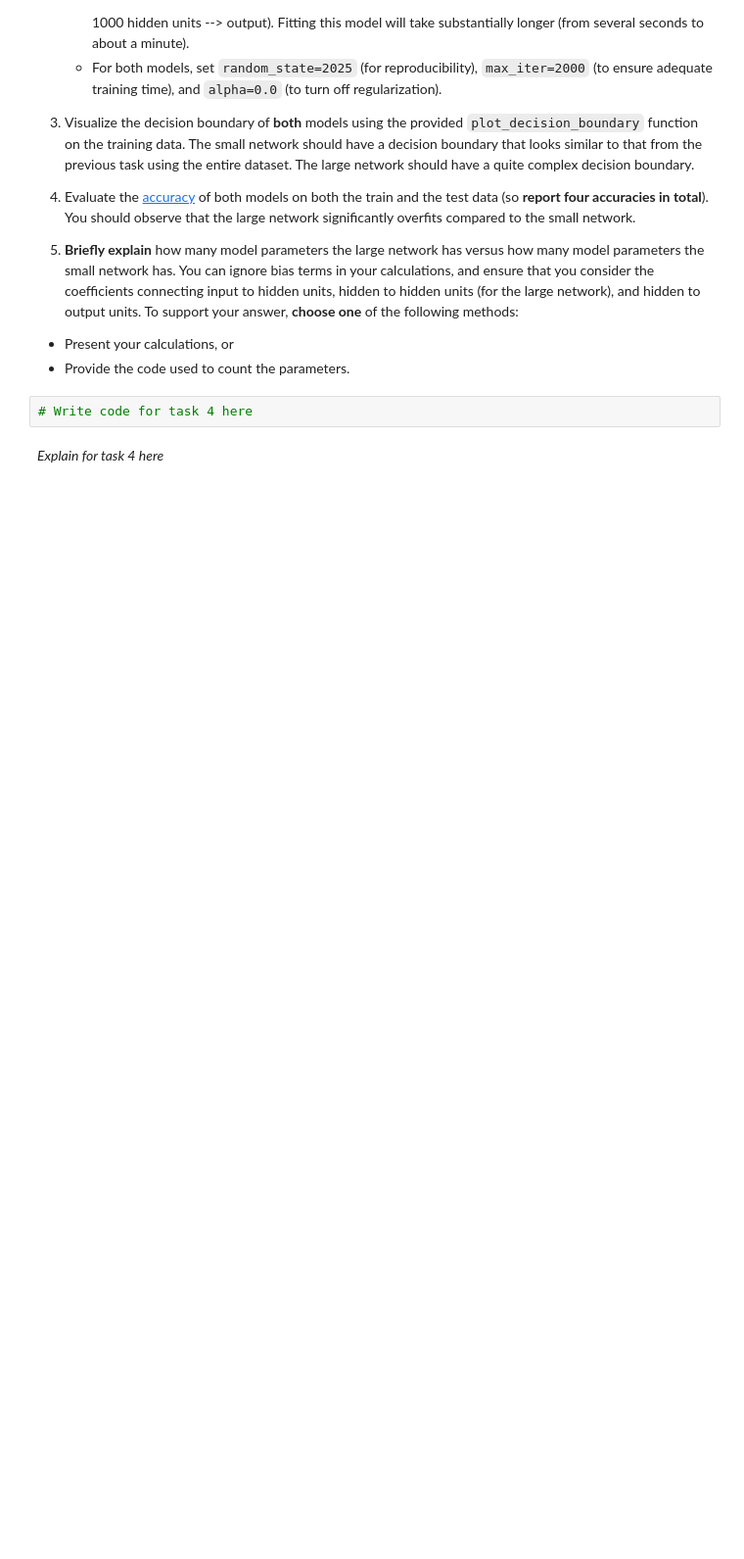
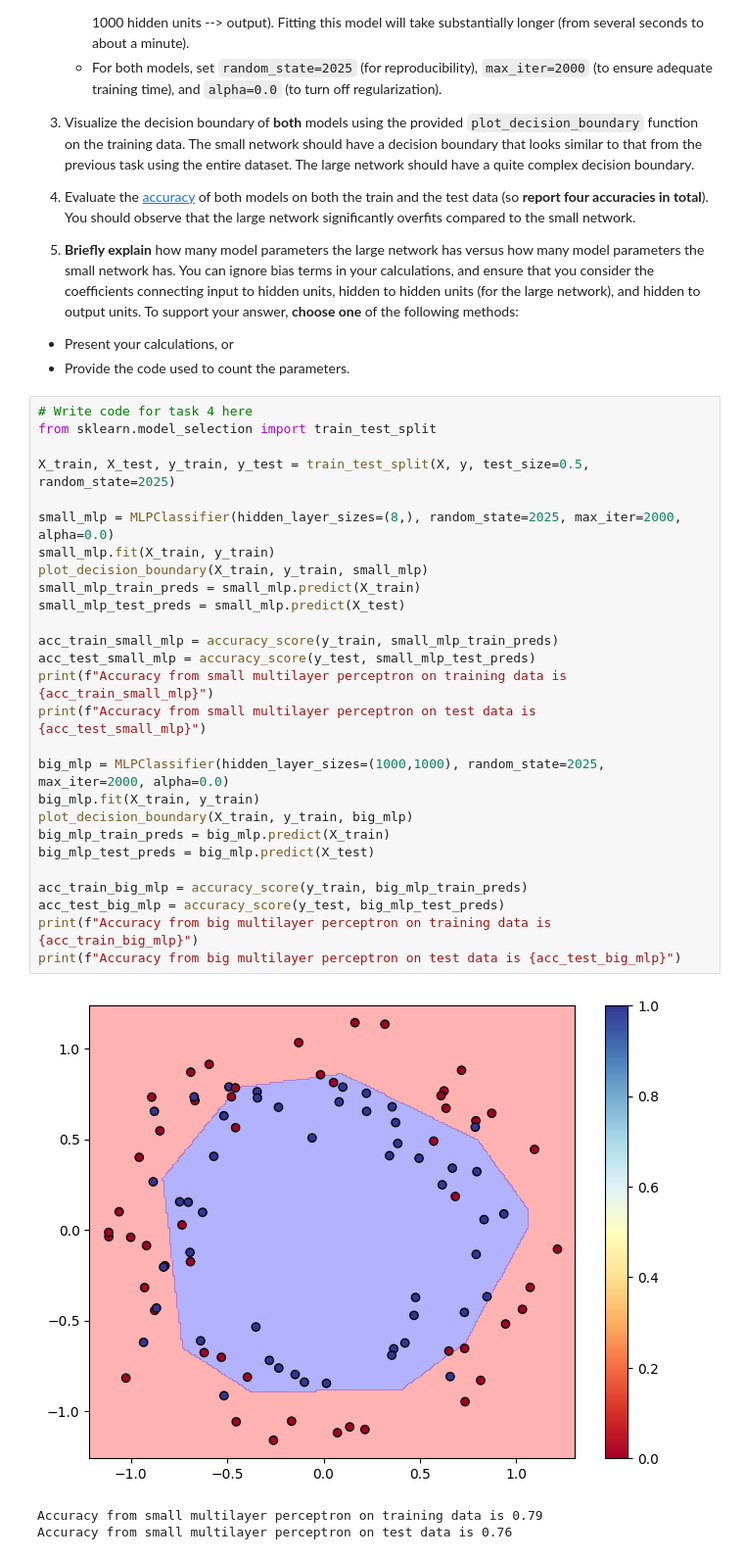
Before and after one commit to marcusmcfadden/CS372_HW, a Jupyter notebook: hw3/1-Representation.ipynb, the cells around one changed output. Shown at 98% size. Drawn from its saved outputs; the diff is of its cells as text; blank space fills up the shorter version.

```diff
--- a/hw3/1-Representation.ipynb
+++ b/hw3/1-Representation.ipynb
@@ -154,7 +216,34 @@ Neural networks can be very powerful, but this power comes with a risk: large ne
 To support your answer, **choose one** of the following methods:
 - Present your calculations, or
 - Provide the code used to count the parameters.
-# %%
-# Write code for task 4 here
-# %% [markdown]
-*Explain for task 4 here*
+# %%
+# Write code for task 4 here
+from sklearn.model_selection import train_test_split
+
+X_train, X_test, y_train, y_test = train_test_split(X, y, test_size=0.5, random_state=2025)
+
+small_mlp = MLPClassifier(hidden_layer_sizes=(8,), random_state=2025, max_iter=2000, alpha=0.0)
+small_mlp.fit(X_train, y_train)
+plot_decision_boundary(X_train, y_train, small_mlp)
+small_mlp_train_preds = small_mlp.predict(X_train)
+small_mlp_test_preds = small_mlp.predict(X_test)
+
+acc_train_small_mlp = accuracy_score(y_train, small_mlp_train_preds)
+acc_test_small_mlp = accuracy_score(y_test, small_mlp_test_preds)
+print(f"Accuracy from small multilayer perceptron on training data is {acc_train_small_mlp}")
+print(f"Accuracy from small multilayer perceptron on test data is {acc_test_small_mlp}")
+
+big_mlp = MLPClassifier(hidden_layer_sizes=(1000,1000), random_state=2025, max_iter=2000, alpha=0.0)
+big_mlp.fit(X_train, y_train)
+plot_decision_boundary(X_train, y_train, big_mlp)
+big_mlp_train_preds = big_mlp.predict(X_train)
+big_mlp_test_preds = big_mlp.predict(X_test)
+
+acc_train_big_mlp = accuracy_score(y_train, big_mlp_train_preds)
+acc_test_big_mlp = accuracy_score(y_test, big_mlp_test_preds)
+print(f"Accuracy from big multilayer perceptron on training data is {acc_train_big_mlp}")
+print(f"Accuracy from big multilayer perceptron on test data is {acc_test_big_mlp}")
+# %% [output]
+[figure, added]
+Accuracy from small multilayer perceptron on training data is 0.79
+Accuracy from small multilayer perceptron on test data is 0.76
```
Also changed, not shown: parts of 14 cells of this notebook.
